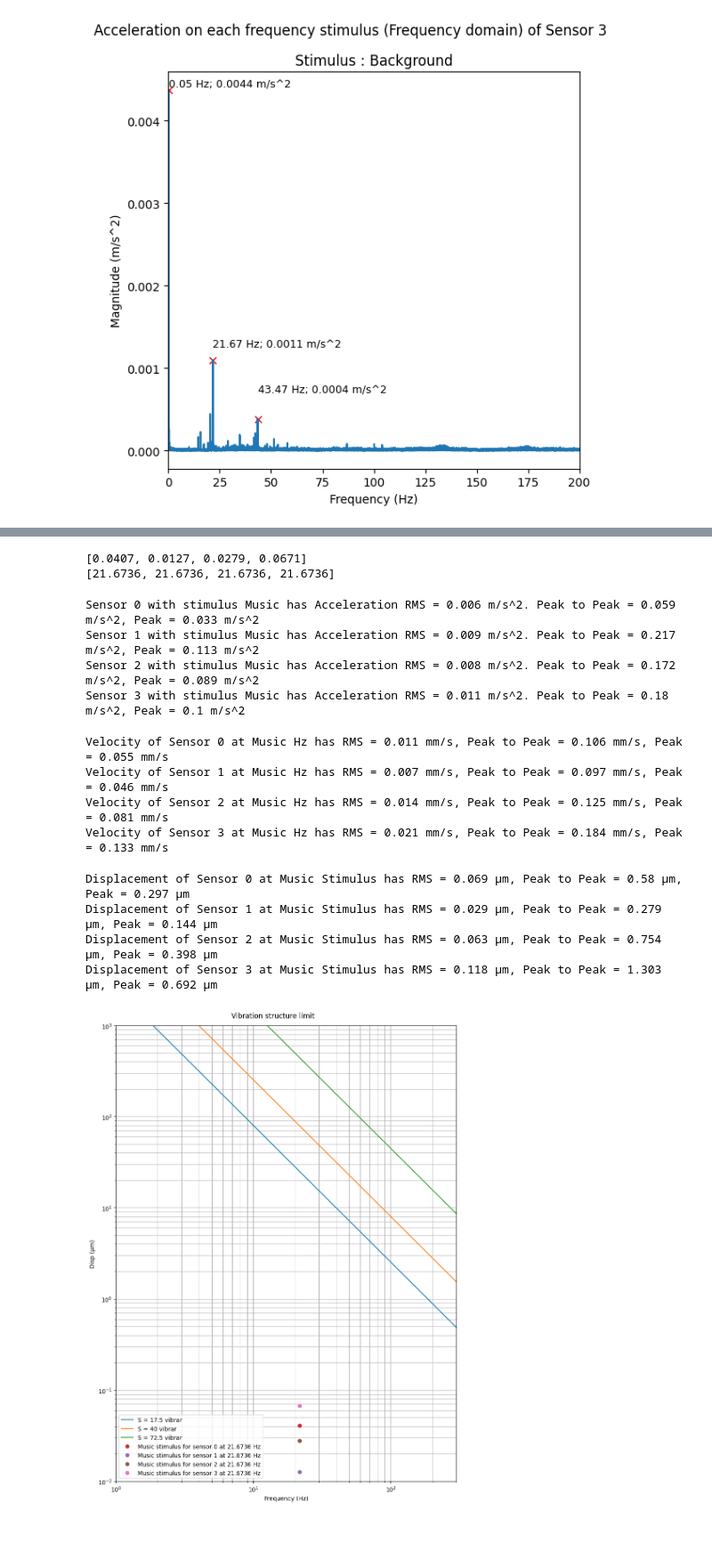
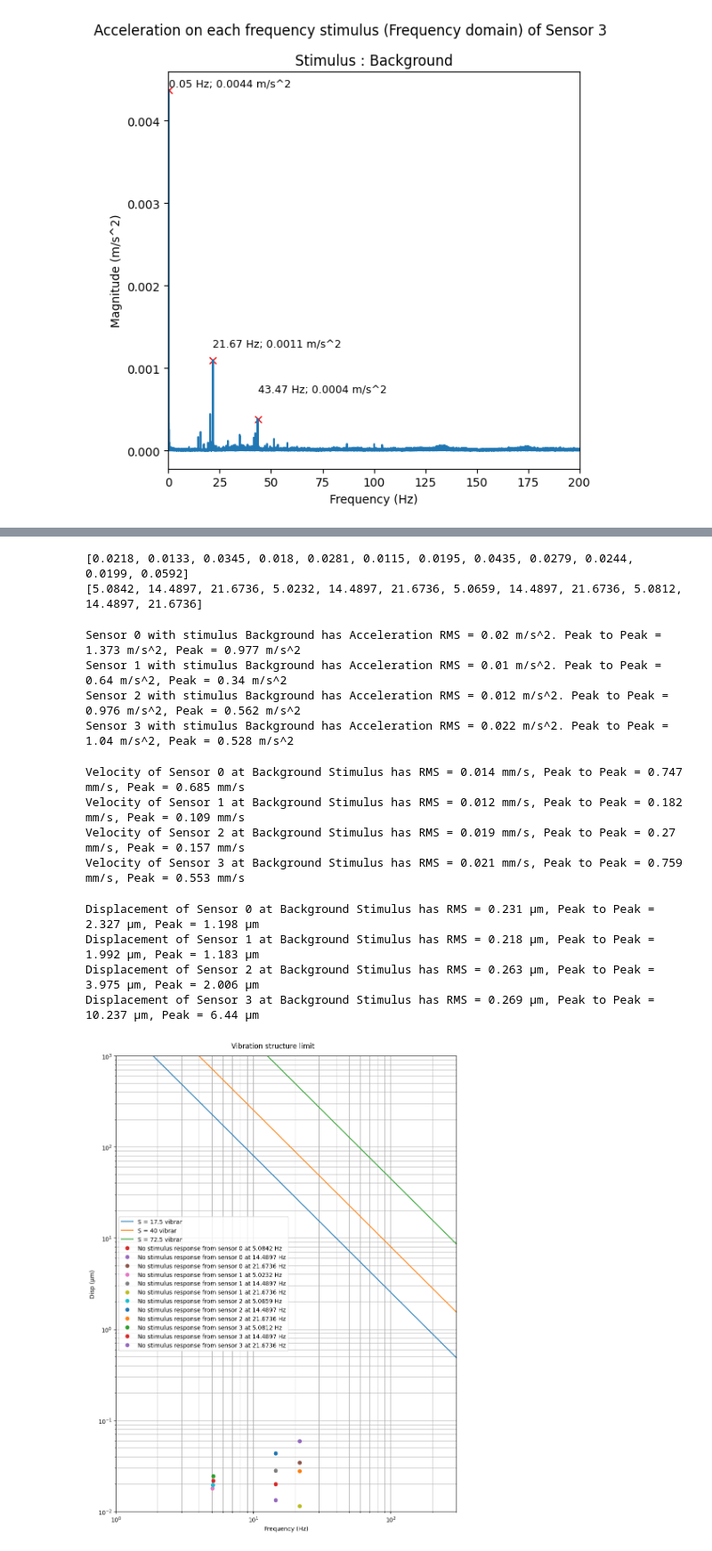
Before and after one commit to VibrasticLab/General_Projects, a Jupyter notebook: JLL_CWO_Okt_2023/extractdata_nidaq (update)_bg.ipynb, the cells around one changed output, grey strips where cells are left out. Shown at 89% size. Saved outputs shown, nothing was run; the diff lists cells and outputs as text; code cells hidden in the pictures.

Commit message:
finalize background

```diff
--- a/JLL_CWO_Okt_2023/extractdata_nidaq (update)_bg.ipynb
+++ b/JLL_CWO_Okt_2023/extractdata_nidaq (update)_bg.ipynb
@@ -140,7 +140,7 @@ plt.show()
 # %%
 # Convert each acceleration (segmented) data into velocity units
 vel = []
-cf_frequency = 1
+cf_frequency = 5
 for pivot in range(len(segmented_data)):
     plt.figure(figsize=(6,6), tight_layout=True)
     plt.suptitle("Velocity on each frequency stimulus of Sensor "+str(pivot))
@@ -189,8 +189,10 @@ for pivot in range(len(segmented_data)):
 # %%
 # Convert each velocity (segmented) data into displacement units
 disp = []
-cf_frequency = 1
+cf_frequency = 5
 trunk = 0
+freq_plot = []
+disp_plot = []
 for pivot in range(len(segmented_data)):
     plt.figure(figsize=(6,6), tight_layout=True)
     plt.suptitle("Displacement on each frequency stimulus of Sensor "+str(pivot))
@@ -210,8 +212,7 @@ for pivot in range(len(segmented_data)):
 
         trunkx = 0
         trunky = 0
-        freq_plot = []
-        disp_plot = []
+
         for x, y in zip(np.round(freq_data[peaks],4), np.round(data[peaks],4)):
             plt.annotate(str(x) + " Hz; " +str(y) + " μm", xy=(x-trunkx,y+trunky), fontsize=9)
             # plt.annotate(str(x) + " Hz; " + str(y) + " $\mu$m", xy=(x+3,y-0.2), fontsize=9)
@@ -243,17 +244,17 @@ for pivot in range(len(segmented_data)):
 print(disp_plot)
 print(freq_plot)
 # %% [output]
-[0.0407, 0.0127, 0.0279, 0.0671]
-[21.6736, 21.6736, 21.6736, 21.6736]
+[0.0218, 0.0133, 0.0345, 0.018, 0.0281, 0.0115, 0.0195, 0.0435, 0.0279, 0.0244, 0.0199, 0.0592]
+[5.0842, 14.4897, 21.6736, 5.0232, 14.4897, 21.6736, 5.0659, 14.4897, 21.6736, 5.0812, 14.4897, 21.6736]
 # %%
 for pivot in range(len(segmented_data)):
     for i in range(len(datapoints)):
         print("Sensor "+str(pivot)+" with stimulus "+str(freq_stimulus[i])+" has Acceleration RMS = "+str(round(np.sqrt(np.mean(segmented_data[pivot][i]**2)),3))+" m/s^2. Peak to Peak = "+str(round(max(segmented_data[pivot][i]) - min(segmented_data[pivot][i]),3))+" m/s^2, Peak = "+str(round(max(abs(segmented_data[pivot][i])),3))+" m/s^2")
 # %% [output]
-Sensor 0 with stimulus Music has Acceleration RMS = 0.006 m/s^2. Peak to Peak = 0.059 m/s^2, Peak = 0.033 m/s^2
-Sensor 1 with stimulus Music has Acceleration RMS = 0.009 m/s^2. Peak to Peak = 0.217 m/s^2, Peak = 0.113 m/s^2
-Sensor 2 with stimulus Music has Acceleration RMS = 0.008 m/s^2. Peak to Peak = 0.172 m/s^2, Peak = 0.089 m/s^2
-Sensor 3 with stimulus Music has Acceleration RMS = 0.011 m/s^2. Peak to Peak = 0.18 m/s^2, Peak = 0.1 m/s^2
+Sensor 0 with stimulus Background has Acceleration RMS = 0.02 m/s^2. Peak to Peak = 1.373 m/s^2, Peak = 0.977 m/s^2
+Sensor 1 with stimulus Background has Acceleration RMS = 0.01 m/s^2. Peak to Peak = 0.64 m/s^2, Peak = 0.34 m/s^2
+Sensor 2 with stimulus Background has Acceleration RMS = 0.012 m/s^2. Peak to Peak = 0.976 m/s^2, Peak = 0.562 m/s^2
+Sensor 3 with stimulus Background has Acceleration RMS = 0.022 m/s^2. Peak to Peak = 1.04 m/s^2, Peak = 0.528 m/s^2
 # %%
 # Obtain RMS, Peak to Peak, and Peak Value of Velocity units
 rms_vel = []
@@ -273,10 +274,10 @@ for pivot in range(len(segmented_data)):
         trunk = trunk +1
         print("Velocity of Sensor "+str(pivot)+" at " + freq_stimulus[i] + " Stimulus has RMS = " + str(round(rms,3)) + " mm/s, Peak to Peak = " + str(round(pp,3)) + " mm/s, Peak = " + str(round(peak,3)) + " mm/s")
 # %% [output]
-Velocity of Sensor 0 at Music Hz has RMS = 0.011 mm/s, Peak to Peak = 0.106 mm/s, Peak = 0.055 mm/s
-Velocity of Sensor 1 at Music Hz has RMS = 0.007 mm/s, Peak to Peak = 0.097 mm/s, Peak = 0.046 mm/s
-Velocity of Sensor 2 at Music Hz has RMS = 0.014 mm/s, Peak to Peak = 0.125 mm/s, Peak = 0.081 mm/s
-Velocity of Sensor 3 at Music Hz has RMS = 0.021 mm/s, Peak to Peak = 0.184 mm/s, Peak = 0.133 mm/s
+Velocity of Sensor 0 at Background Stimulus has RMS = 0.014 mm/s, Peak to Peak = 0.747 mm/s, Peak = 0.685 mm/s
+Velocity of Sensor 1 at Background Stimulus has RMS = 0.012 mm/s, Peak to Peak = 0.182 mm/s, Peak = 0.109 mm/s
+Velocity of Sensor 2 at Background Stimulus has RMS = 0.019 mm/s, Peak to Peak = 0.27 mm/s, Peak = 0.157 mm/s
+Velocity of Sensor 3 at Background Stimulus has RMS = 0.021 mm/s, Peak to Peak = 0.759 mm/s, Peak = 0.553 mm/s
 # %%
 # Obtain RMS, Peak to Peak, and Peak Value of Displacement units
 rms_disp = []
@@ -296,46 +297,46 @@ for pivot in range(len(segmented_data)):
         trunk = trunk +1
         print("Displacement of Sensor "+str(pivot)+" at " + freq_stimulus[i] + " Stimulus has RMS = " + str(round(rms,3)) + " μm, Peak to Peak = " + str(round(pp,3)) + " μm, Peak = " + str(round(peak,3)) + " μm")
 # %% [output]
-Displacement of Sensor 0 at Music Stimulus has RMS = 0.069 μm, Peak to Peak = 0.58 μm, Peak = 0.297 μm
-Displacement of Sensor 1 at Music Stimulus has RMS = 0.029 μm, Peak to Peak = 0.279 μm, Peak = 0.144 μm
-Displacement of Sensor 2 at Music Stimulus has RMS = 0.063 μm, Peak to Peak = 0.754 μm, Peak = 0.398 μm
-Displacement of Sensor 3 at Music Stimulus has RMS = 0.118 μm, Peak to Peak = 1.303 μm, Peak = 0.692 μm
+Displacement of Sensor 0 at Background Stimulus has RMS = 0.231 μm, Peak to Peak = 2.327 μm, Peak = 1.198 μm
+Displacement of Sensor 1 at Background Stimulus has RMS = 0.218 μm, Peak to Peak = 1.992 μm, Peak = 1.183 μm
+Displacement of Sensor 2 at Background Stimulus has RMS = 0.263 μm, Peak to Peak = 3.975 μm, Peak = 2.006 μm
+Displacement of Sensor 3 at Background Stimulus has RMS = 0.269 μm, Peak to Peak = 10.237 μm, Peak = 6.44 μm
 # %%
 # Interpret the displacement result on graph (on progress)
 vib_limit = [6.4, 64, 2000]    # limits on mm^2 / s^3
 legend_limit = ["S = 17.5 vibrar", "S = 40 vibrar", "S = 72.5 vibrar"]
 freq_limit = np.linspace(1, 1000, 1000)
 
-disp_limit = [0.0407, 0.0127, 0.0279, 0.0671]
+disp_limit = [0.0218, 0.0133, 0.0345, 0.018, 0.0281, 0.0115, 0.0195, 0.0435, 0.0279, 0.0244, 0.0199, 0.0592]
 
 plt.figure(figsize=(9,12), tight_layout=True)
 plt.suptitle("Vibration structure limit")
 
 line_lim = []
 for i in range(len(vib_limit)):
     data = []
     for f in range(len(freq_limit)):
         x = np.sqrt(vib_limit[i] / (pow(freq_limit[f],3)) )
         x = x*1e3   # Change displacement units from mm into micron
         data.append(x)
     line_lim.append(data)
     plt.plot(freq_limit, data)
 
     plt.yscale('log')
     plt.ylim([0.01, 1000])
     plt.ylabel("Disp (μm)")
     plt.xscale('log')
     plt.xlim([1, 300])
     plt.xlabel("Frequency (Hz)")
 
 # plot displacement from measured result
 
 for i in range(len(disp_limit)):
     plt.plot((freq_plot[i]), disp_limit[i], 'o')
 
-legend_data = [str("Music stimulus for sensor "+str(i) +" at " + str(freq_plot[i]) + " Hz") for i in range(len(freq_plot))]
+legend_data = [str("No stimulus response from sensor "+str(int(np.divide(i,3))) +" at " + str(freq_plot[i]) + " Hz") for i in range(len(freq_plot))]
 
 plt.legend(legend_limit + legend_data)
 plt.grid(True, which='both')
 # %% [output]
-[figure, old version]
+[figure, new version]
```
Also changed, not shown: parts of 2 cells of this notebook.
